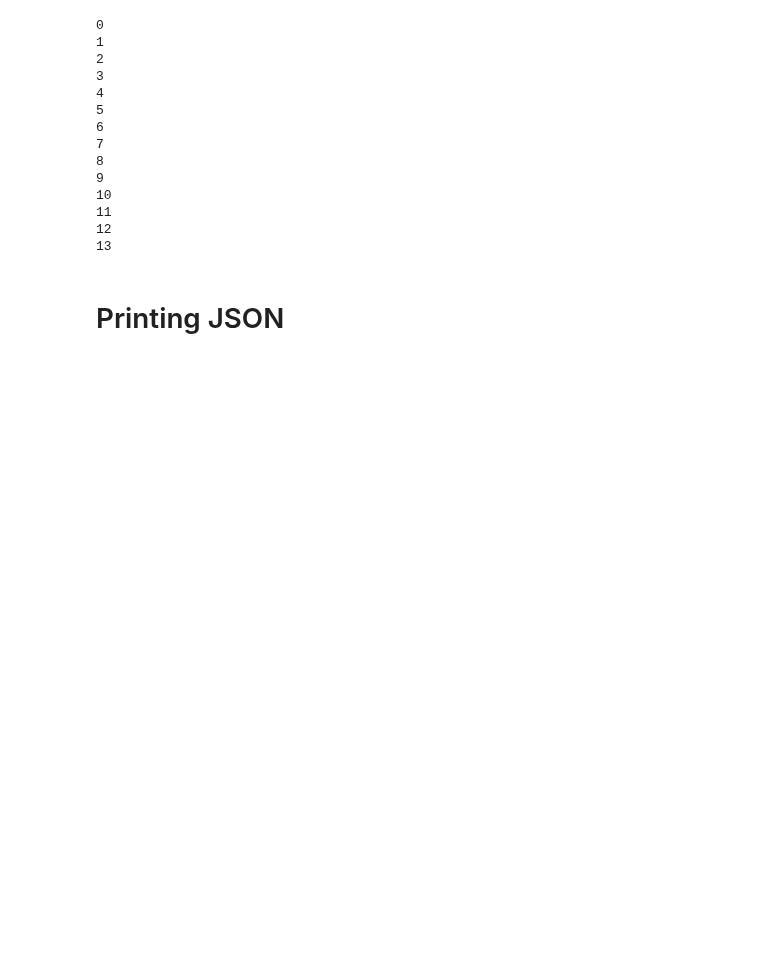
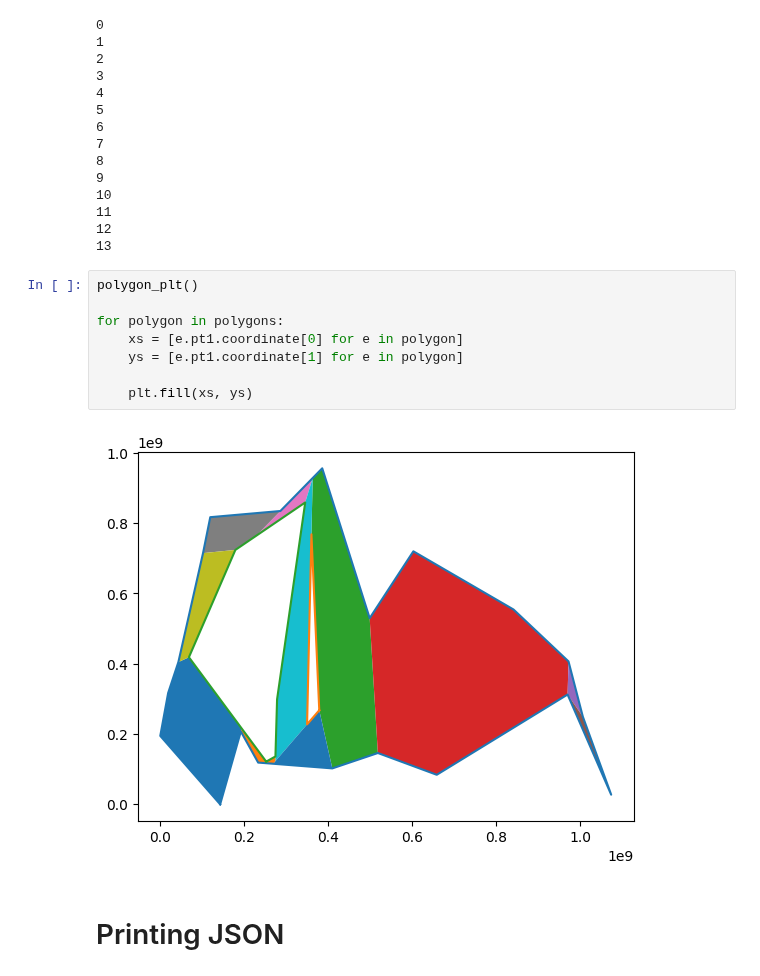
Before and after one commit to theodle/2IMA15-project, a Jupyter notebook: prototyping.ipynb, the cells around one changed output. Drawn from its saved outputs; the diff is of its cells as text; blank space fills up the shorter version.

```diff
--- a/prototyping.ipynb
+++ b/prototyping.ipynb
@@ -1330,6 +1330,16 @@ for i in range(len(newedges)):
 11
 12
 13
+# %%
+polygon_plt()
+
+for polygon in polygons:
+    xs = [e.pt1.coordinate[0] for e in polygon]
+    ys = [e.pt1.coordinate[1] for e in polygon]
+
+    plt.fill(xs, ys)
+# %% [output]
+[figure, added]
 # %% [markdown]
 # Printing JSON
 # %%
```
